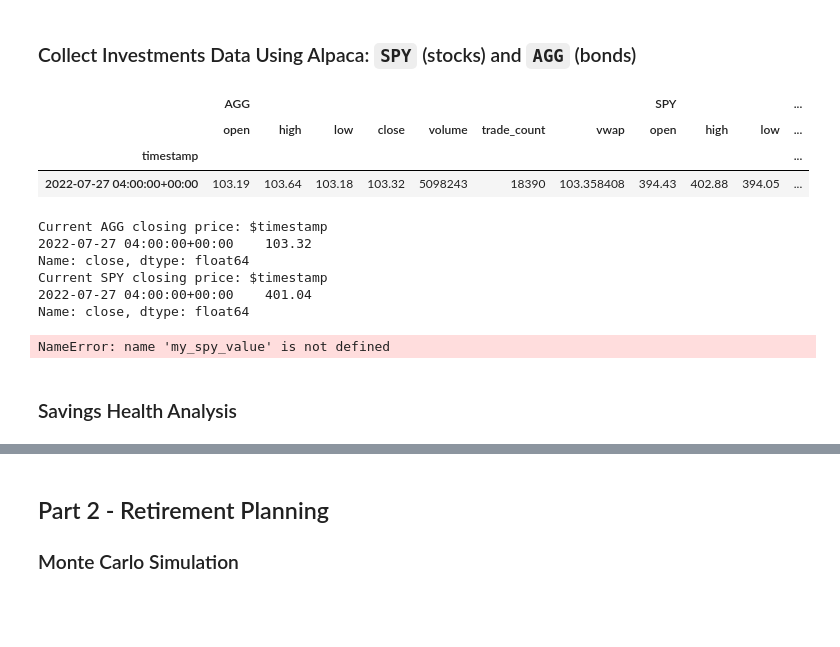
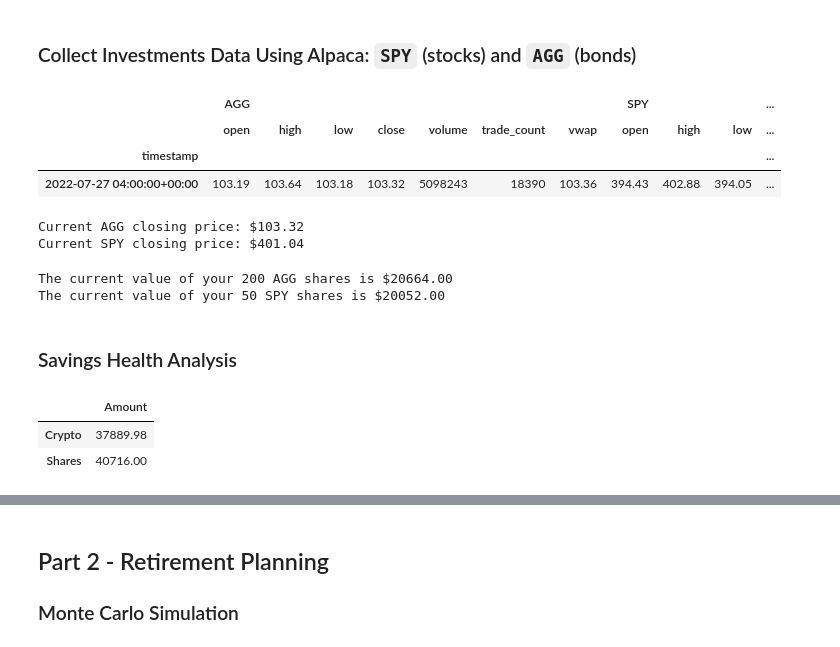
Before and after one commit to Johove83/Learning-APIs, a Jupyter notebook: Financial_Planning/financial-planner.ipynb, the cells around one changed output, grey strips where cells are left out. Cells and saved outputs as stored; diff of their text form; code cells hidden in the pictures; blank space fills up the shorter version.

```diff
--- a/Financial_Planning/financial-planner.ipynb
+++ b/Financial_Planning/financial-planner.ipynb
@@ -14,3 +14,5 @@ import json
 # %%
 # Load .env enviroment variables
 load_dotenv()
+
+pd.set_option('precision', 2)
@@ -94,72 +94,77 @@ tickers = ["AGG", "SPY"]
 
 # Set timeframe to "1Day" for Alpaca API
 
-timeframe = "1Day"
+timeframe = "1D"
 
 # Get current closing prices for SPY and AGG
 
 agg_spy_closing_df = api.get_bars(
     tickers,
     timeframe,
     start=today,
     end=today
 ).df
 
 # Reorganize the DataFrame
 
 # Separate ticker data
 
 AGG = agg_spy_closing_df[agg_spy_closing_df['symbol']=='AGG'].drop('symbol', axis=1)
 SPY = agg_spy_closing_df[agg_spy_closing_df['symbol']=='SPY'].drop('symbol', axis=1)
 
 
 # Concatenate the ticker DataFrames
 
 ticker_df = pd.concat([AGG, SPY], axis=1, keys=['AGG', 'SPY'])
 
 # Preview DataFrame
 
 ticker_df.head()
 # %% [output]
 |  | AGG |  |  |  |  |  |  | SPY |  |  | ... |
 |  | open | high | low | close | volume | trade_count | vwap | open | high | low | ... |
 | timestamp |  |  |  |  |  |  |  |  |  |  | ... |
-| 2022-07-27 04:00:00+00:00 | 103.19 | 103.64 | 103.18 | 103.32 | 5098243 | 18390 | 103.358408 | 394.43 | 402.88 | 394.05 | ... |
+| 2022-07-27 04:00:00+00:00 | 103.19 | 103.64 | 103.18 | 103.32 | 5098243 | 18390 | 103.36 | 394.43 | 402.88 | 394.05 | ... |
 # %%
 # Pick AGG and SPY close prices
 
 agg_close_price = AGG['close'].item()
-spy_close_price = SPY['close']
+spy_close_price = SPY['close'].item()
 # Print AGG and SPY close prices
 print(f"Current AGG closing price: ${agg_close_price}")
 print(f"Current SPY closing price: ${spy_close_price}")
 # %% [output]
-Current AGG closing price: $timestamp
-2022-07-27 04:00:00+00:00    103.32
-Name: close, dtype: float64
-Current SPY closing price: $timestamp
-2022-07-27 04:00:00+00:00    401.04
-Name: close, dtype: float64
+Current AGG closing price: $103.32
+Current SPY closing price: $401.04
 # %%
 # Compute the current value of shares
-# YOUR CODE HERE!
+
+my_spy_value = my_spy * spy_close_price
+my_agg_value = my_agg * agg_close_price
 
 # Print current value of shares
+
+print(f"The current value of your {my_agg} AGG shares is ${my_agg_value:0.2f}")
 print(f"The current value of your {my_spy} SPY shares is ${my_spy_value:0.2f}")
-print(f"The current value of your {my_agg} AGG shares is ${my_agg_value:0.2f}")
 # %% [output]
-NameError: name 'my_spy_value' is not defined
+The current value of your 200 AGG shares is $20664.00
+The current value of your 50 SPY shares is $20052.00
 # %% [markdown]
 ### Savings Health Analysis
 # %%
 # Set monthly household income
-# YOUR CODE HERE!
+
+monthly_income = 12000
 
 # Consolidate financial assets data
-# YOUR CODE HERE!
+# Create savings DataFrame
 
-# Create savings DataFrame
-# YOUR CODE HERE!
+total_portfolio = {'Amount': [my_btc_value + my_eth_value, my_agg_value + my_spy_value]}
+df_savings = pd.DataFrame(total_portfolio,index=['Crypto','Shares'])
 
 # Display savings DataFrame
-display(df_savings)
+df_savings
+# %% [output]
+|  | Amount |
+| Crypto | 37889.98 |
+| Shares | 40716.00 |
```
Also changed, not shown: parts of 19 cells of this notebook, 1 other file.
